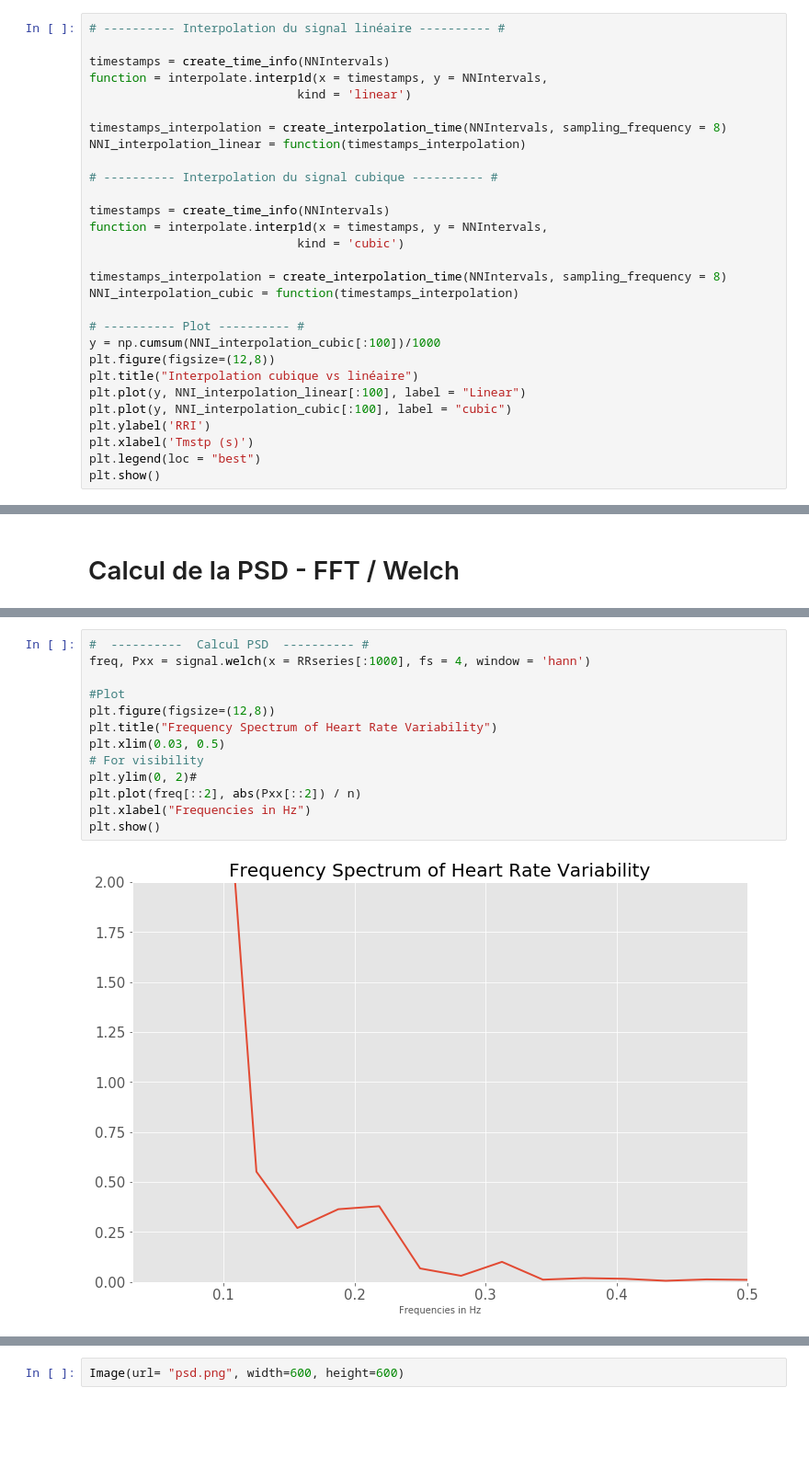
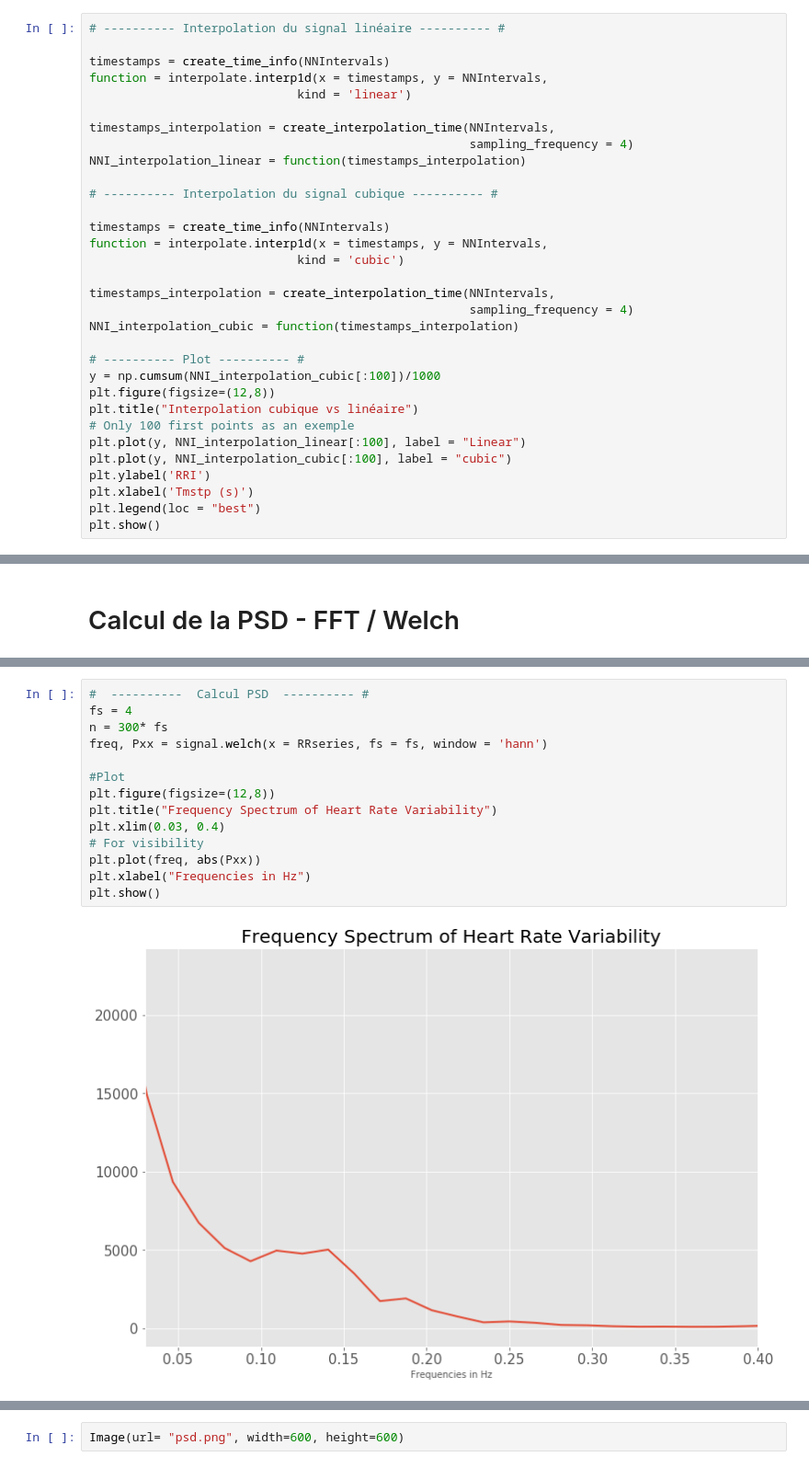
Before and after one commit to Aura-healthcare/Aura_data_analysis_platform, a Jupyter notebook: notebook/features RrInterval.ipynb, the cells around one changed output, grey strips where cells are left out. Shown at 92% size. Cells and saved outputs as stored; diff of their text form; blank space fills up the shorter version.

```diff
--- a/notebook/features RrInterval.ipynb
+++ b/notebook/features RrInterval.ipynb
@@ -440,7 +651,8 @@ timestamps = create_time_info(NNIntervals)
 function = interpolate.interp1d(x = timestamps, y = NNIntervals,
                              kind = 'linear')
 
-timestamps_interpolation = create_interpolation_time(NNIntervals, sampling_frequency = 8)
+timestamps_interpolation = create_interpolation_time(NNIntervals,
+                                                     sampling_frequency = 4)
 NNI_interpolation_linear = function(timestamps_interpolation)
 
 # ---------- Interpolation du signal cubique ---------- #
@@ -449,13 +661,15 @@ timestamps = create_time_info(NNIntervals)
 function = interpolate.interp1d(x = timestamps, y = NNIntervals,
                              kind = 'cubic')
 
-timestamps_interpolation = create_interpolation_time(NNIntervals, sampling_frequency = 8)
+timestamps_interpolation = create_interpolation_time(NNIntervals,
+                                                     sampling_frequency = 4)
 NNI_interpolation_cubic = function(timestamps_interpolation)
 
 # ---------- Plot ---------- #
 y = np.cumsum(NNI_interpolation_cubic[:100])/1000
 plt.figure(figsize=(12,8))
 plt.title("Interpolation cubique vs linéaire")
+# Only 100 first points as an exemple
 plt.plot(y, NNI_interpolation_linear[:100], label = "Linear")
 plt.plot(y, NNI_interpolation_cubic[:100], label = "cubic")
 plt.ylabel('RRI')
@@ -483,16 +691,17 @@ Image(url= "image.png", width=600, height=600)
 [interactive output not drawn]
 # %%
 #  ----------  Calcul PSD  ---------- #
-freq, Pxx = signal.welch(x = RRseries[:1000], fs = 4, window = 'hann')
+fs = 4
+n = 300* fs
+freq, Pxx = signal.welch(x = RRseries, fs = fs, window = 'hann')
 
 #Plot
 plt.figure(figsize=(12,8))
 plt.title("Frequency Spectrum of Heart Rate Variability")
-plt.xlim(0.03, 0.5)
+plt.xlim(0.03, 0.4)
 # For visibility
-plt.ylim(0, 2)#
-plt.plot(freq[::2], abs(Pxx[::2]) / n)
+plt.plot(freq, abs(Pxx))
 plt.xlabel("Frequencies in Hz")
 plt.show()
 # %% [output]
-[figure, old version]
+[figure, new version]
```
Also changed, not shown: parts of 27 cells of this notebook, 2 other files.
